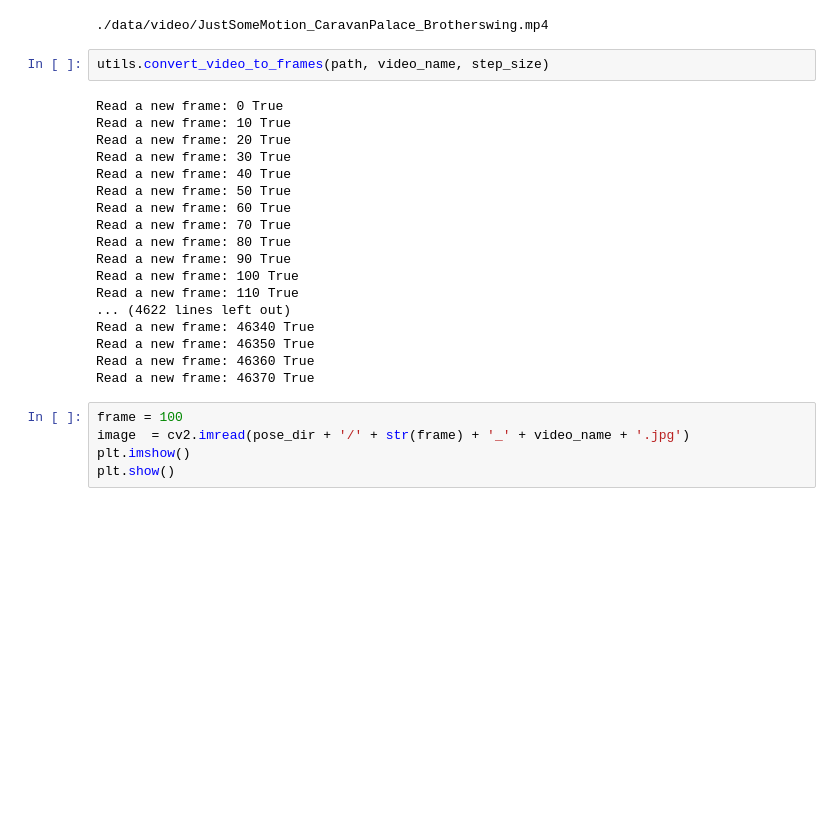
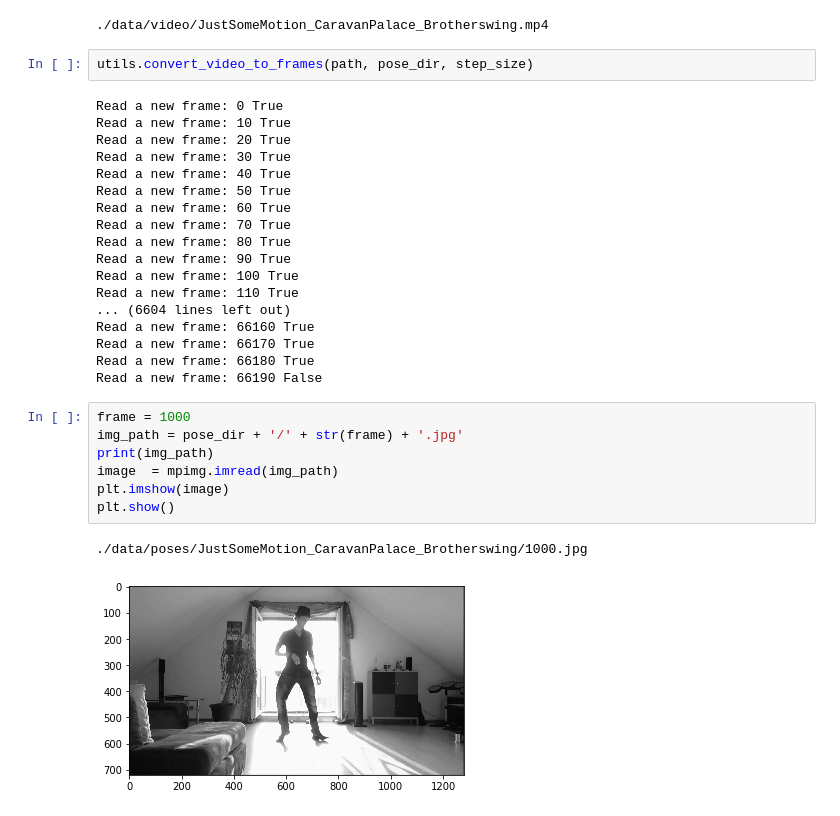
Before and after one commit to Saduras/DanceNN, a Jupyter notebook: DanceNN.ipynb, the cells around one changed output. Cells and saved outputs as stored; diff of their text form; blank space fills up the shorter version.

Commit message:
New nameing sceme for poses

```diff
--- a/DanceNN.ipynb
+++ b/DanceNN.ipynb
@@ -14,7 +14,7 @@ step_size = 10
 # %% [output]
 ./data/video/JustSomeMotion_CaravanPalace_Brotherswing.mp4
 # %%
-utils.convert_video_to_frames(path, video_name, step_size)
+utils.convert_video_to_frames(path, pose_dir, step_size)
 # %% [output]
 Read a new frame: 0 True
 Read a new frame: 10 True
@@ -28,13 +28,18 @@ Read a new frame: 80 True
 Read a new frame: 90 True
 Read a new frame: 100 True
 Read a new frame: 110 True
-... (4622 lines left out)
-Read a new frame: 46340 True
-Read a new frame: 46350 True
-Read a new frame: 46360 True
-Read a new frame: 46370 True
+... (6604 lines left out)
+Read a new frame: 66160 True
+Read a new frame: 66170 True
+Read a new frame: 66180 True
+Read a new frame: 66190 False
 # %%
-frame = 100
-image  = cv2.imread(pose_dir + '/' + str(frame) + '_' + video_name + '.jpg')
-plt.imshow()
+frame = 1000
+img_path = pose_dir + '/' + str(frame) + '.jpg'
+print(img_path)
+image  = mpimg.imread(img_path)
+plt.imshow(image)
 plt.show()
+# %% [output]
+./data/poses/JustSomeMotion_CaravanPalace_Brotherswing/1000.jpg
+[figure, added]
```
Also changed, not shown: parts of 1 cell of this notebook, 1 other file.
